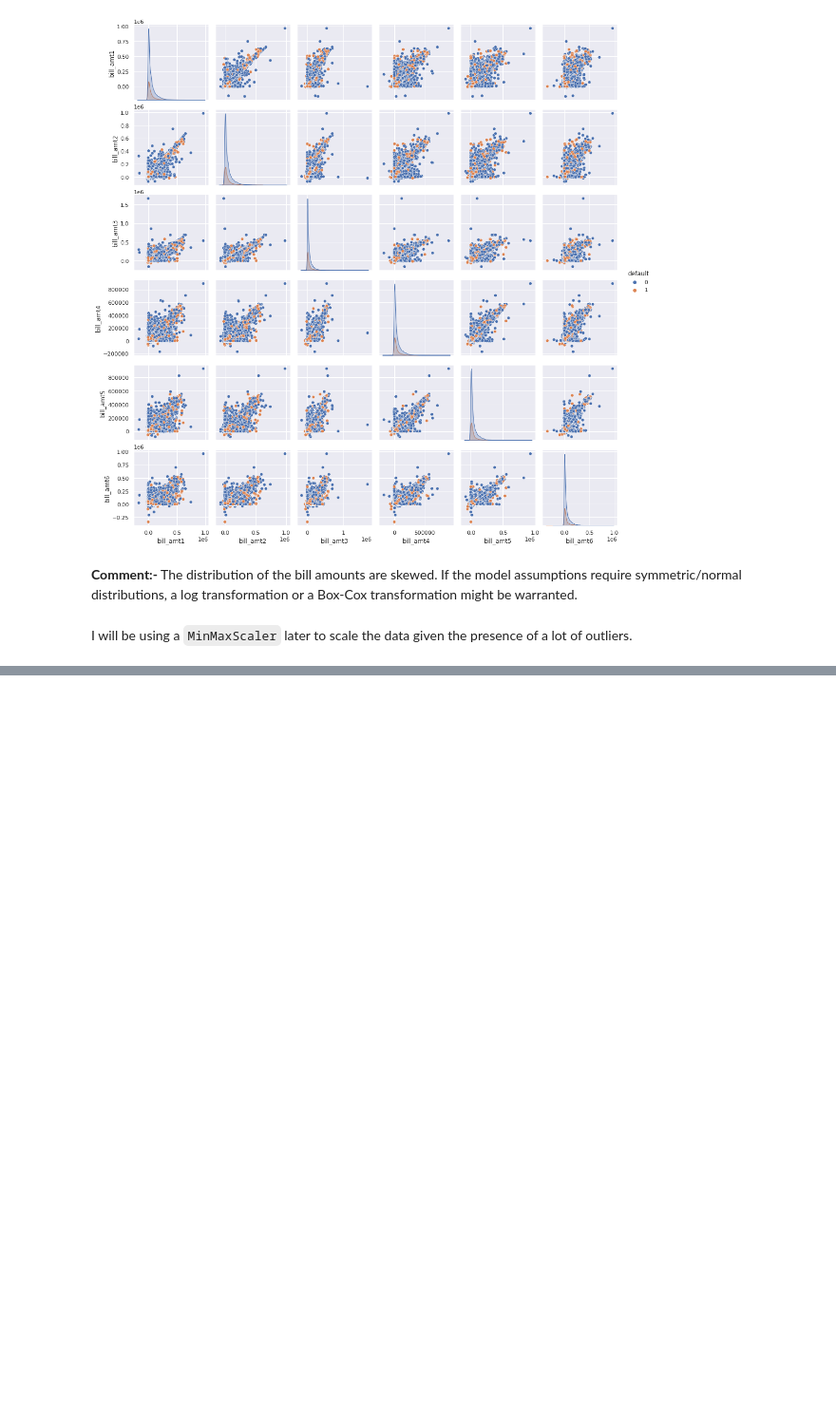
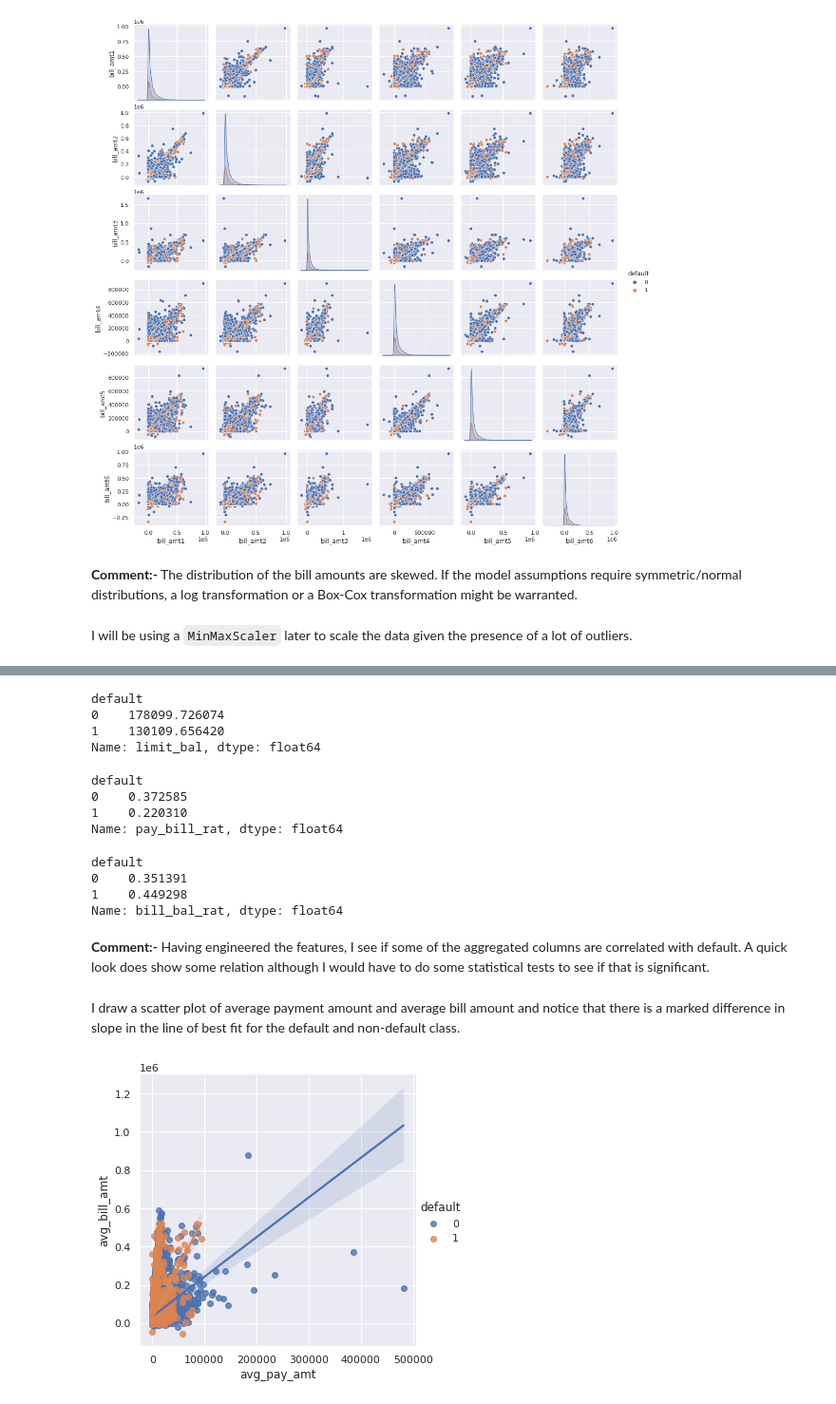
Before and after one commit to Aniket-Satpute/Credit-Card-Default-Prediction, a Jupyter notebook: Credit_Card_Default_Prediction_aniket.ipynb, the cells around one changed output, grey strips where cells are left out. Shown at 95% size. Cells and saved outputs as stored; diff of their text form; code cells hidden in the pictures; blank space fills up the shorter version.

```diff
--- a/Credit_Card_Default_Prediction_aniket.ipynb
+++ b/Credit_Card_Default_Prediction_aniket.ipynb
@@ -431,0 +469,8 @@ I will be using a `MinMaxScaler` later to scale the data given the presence of a
+# %%
+cc_df['avg_default'] = cc_df.iloc[:, 5:11].sum(axis=1) / 6 # average default history
+cc_df['avg_bill_amt'] = cc_df.iloc[:, 11:17].sum(axis=1) / 6 # average bill amount
+cc_df['avg_pay_amt'] = cc_df.iloc[:, 18:24].sum(axis=1) / 6 # average payment amount
+# There is some division by 0 in the following step. If I used this feature, I would need to address the situation.
+cc_df['pay_bill_rat'] = cc_df['avg_pay_amt']/cc_df['avg_bill_amt'] # average payment to average bill ratio
+cc_df['bill_bal_rat'] = cc_df['avg_bill_amt'] / cc_df['limit_bal'] # average bill amount to credit limit ratio
+cc_df['pay_bal_rat'] = cc_df['avg_pay_amt'] / cc_df['limit_bal'] # average payment amount to credit limit ratio
@@ -431,0 +497,32 @@ I will be using a `MinMaxScaler` later to scale the data given the presence of a
+# %%
+cc_df.groupby('default')['limit_bal'].mean()
+# %% [output]
+default
+0    178099.726074
+1    130109.656420
+Name: limit_bal, dtype: float64
+# %%
+cc_df[cc_df["avg_bill_amt"] != 0].groupby("default")["pay_bill_rat"].mean()
+# %% [output]
+default
+0    0.372585
+1    0.220310
+Name: pay_bill_rat, dtype: float64
+# %%
+cc_df.groupby('default')['bill_bal_rat'].mean()
+# %% [output]
+default
+0    0.351391
+1    0.449298
+Name: bill_bal_rat, dtype: float64
+# %% [markdown]
+**Comment:-**
+Having engineered the features, I see if some of the aggregated columns are correlated with default. A quick look does show some relation although I would have to do some statistical tests to see if that is significant.
+# %% [markdown]
+I draw a scatter plot of average payment amount and average bill amount and notice that there is a marked difference in slope in the line of best fit for the default and non-default class.
+# %%
+sns.lmplot('avg_pay_amt', 'avg_bill_amt', cc_df, hue='default')
+fig = plt.gcf()
+plt.show()
+# %% [output]
+[figure, added]
```
Also changed, not shown: parts of 14 cells of this notebook.
